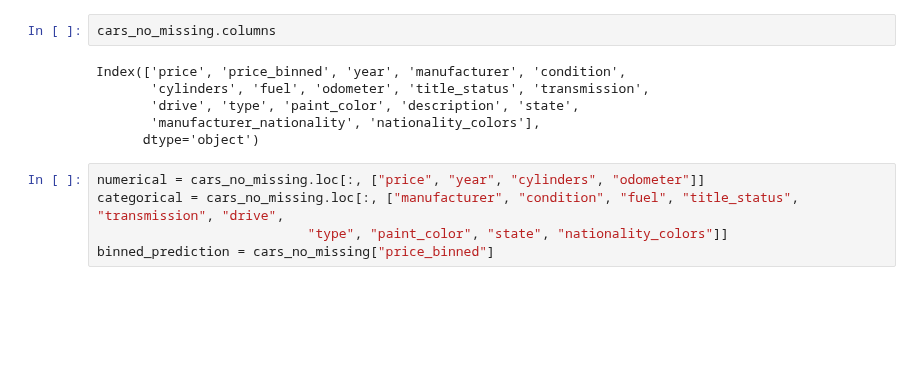
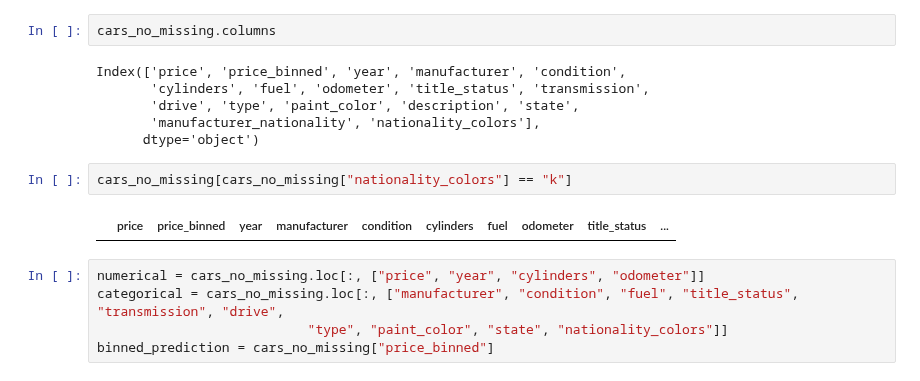
Before and after one commit to matthiasronnau/BANA-212-Final-Project, a Jupyter notebook: BANA-212 Final Project.ipynb, the cells around one changed output. Cells and saved outputs as stored; diff of their text form; blank space fills up the shorter version.

```diff
--- a/BANA-212 Final Project.ipynb
+++ b/BANA-212 Final Project.ipynb
@@ -371,6 +390,10 @@ Index(['price', 'price_binned', 'year', 'manufacturer', 'condition',
        'drive', 'type', 'paint_color', 'description', 'state',
        'manufacturer_nationality', 'nationality_colors'],
       dtype='object')
+# %%
+cars_no_missing[cars_no_missing["nationality_colors"] == "k"]
+# %% [output]
+|  | price | price_binned | year | manufacturer | condition | cylinders | fuel | odometer | title_status | ... |
 # %%
 numerical = cars_no_missing.loc[:, ["price", "year", "cylinders", "odometer"]]
 categorical = cars_no_missing.loc[:, ["manufacturer", "condition", "fuel", "title_status", "transmission", "drive",
```
Also changed, not shown: parts of 17 cells of this notebook.
